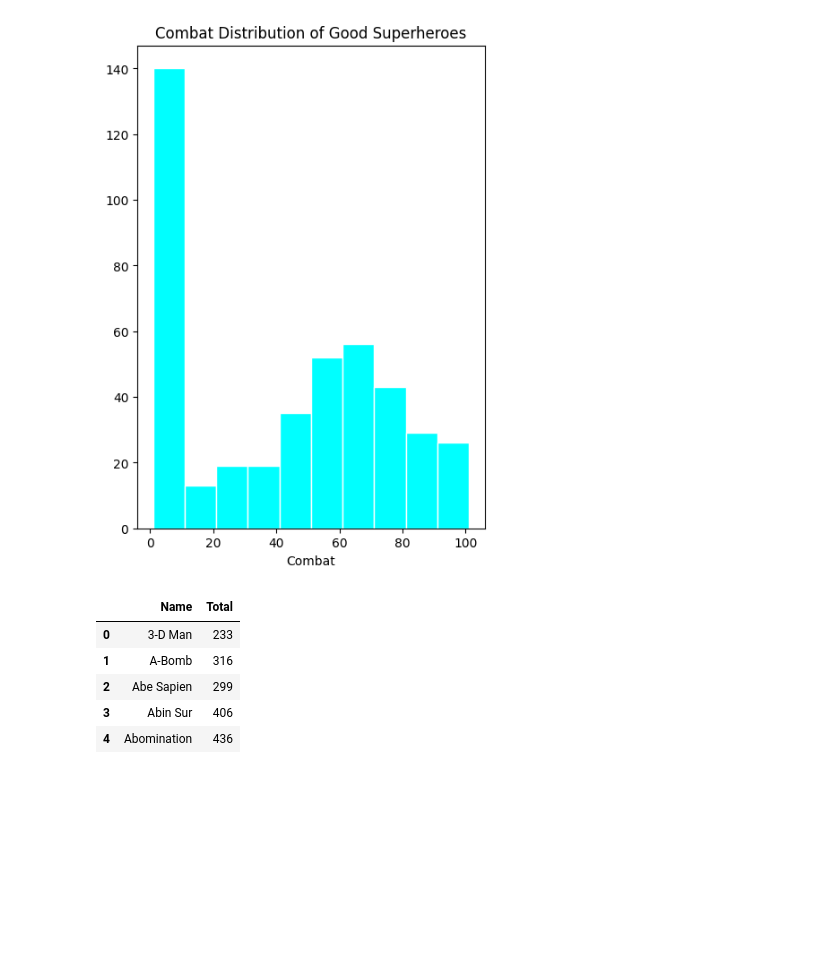
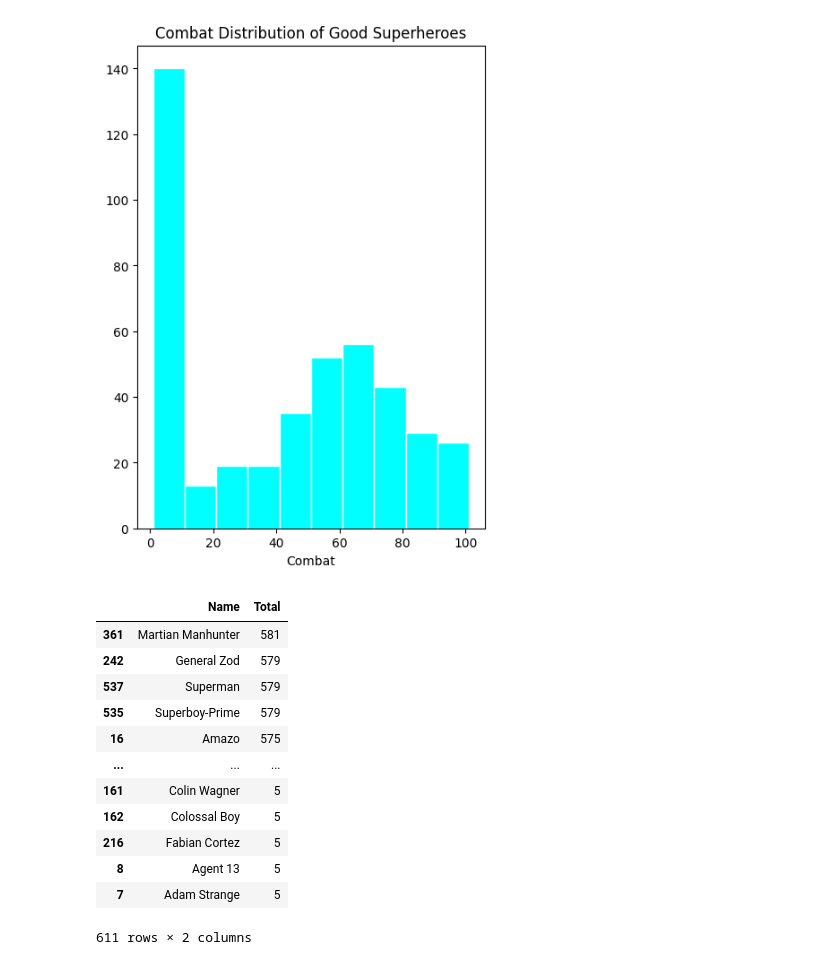
Before and after one commit to asaphray/marvel-superheroes-eda, a Jupyter notebook: notebooks/marvel-eda.ipynb, the cells around one changed output. Drawn from its saved outputs; the diff is of its cells as text; code cells hidden in the pictures; blank space fills up the shorter version.

Commit message:
sort all characters by total capabilities

```diff
--- a/notebooks/marvel-eda.ipynb
+++ b/notebooks/marvel-eda.ipynb
@@ -342,12 +342,19 @@ plt.show()
 [figure]
 # %%
 marvel_total=marvel[['Name', 'Total']]
-# %%
-marvel_total.head()
-# %% [output]
-|  | Name | Total |
-| 0 | 3-D Man | 233 |
-| 1 | A-Bomb | 316 |
-| 2 | Abe Sapien | 299 |
-| 3 | Abin Sur | 406 |
-| 4 | Abomination | 436 |
+# %%
+marvel_total.sort_values(by='Total', ascending=False)
+# %% [output]
+|  | Name | Total |
+| 361 | Martian Manhunter | 581 |
+| 242 | General Zod | 579 |
+| 537 | Superman | 579 |
+| 535 | Superboy-Prime | 579 |
+| 16 | Amazo | 575 |
+| ... | ... | ... |
+| 161 | Colin Wagner | 5 |
+| 162 | Colossal Boy | 5 |
+| 216 | Fabian Cortez | 5 |
+| 8 | Agent 13 | 5 |
+| 7 | Adam Strange | 5 |
+611 rows × 2 columns
```
